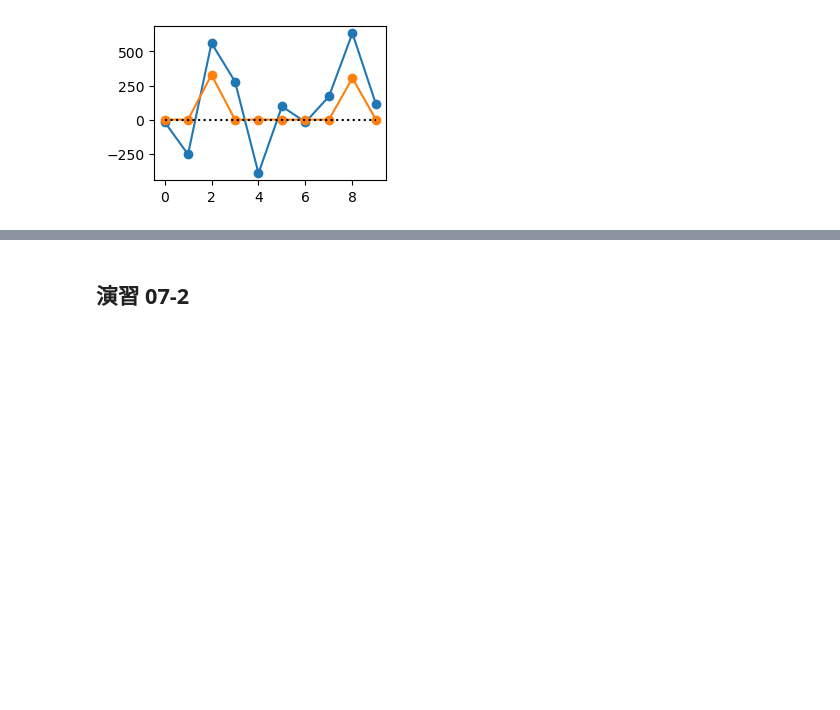
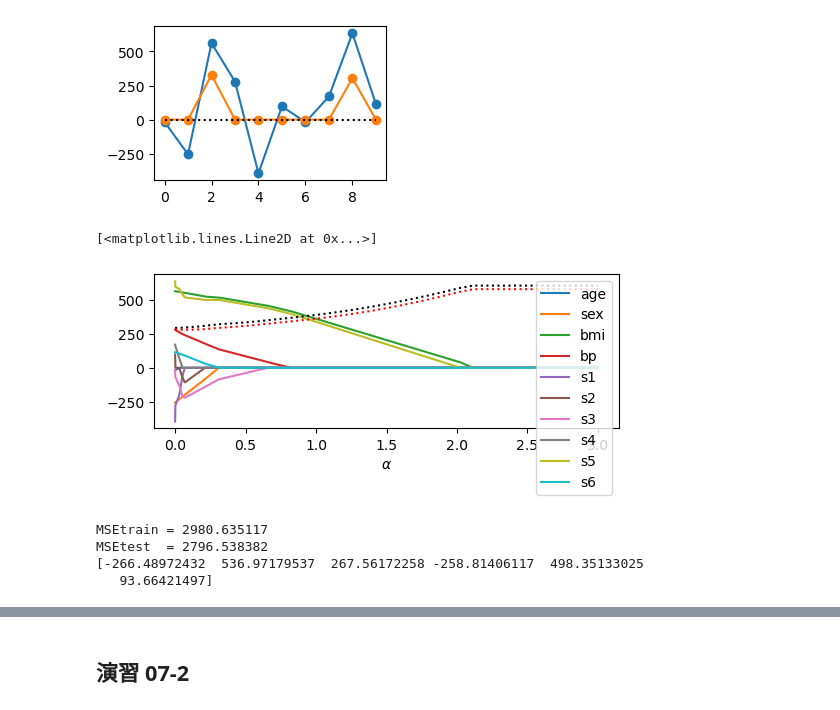
Before and after one commit to NTNKN/ADCA2022, a Jupyter notebook: ADCA2022_07-2_LassoRegression_forme.ipynb, the cells around one changed output, grey strips where cells are left out. Drawn from its saved outputs; the diff is of its cells as text; code cells hidden in the pictures; blank space fills up the shorter version.

```diff
--- a/ADCA2022_07-2_LassoRegression_forme.ipynb
+++ b/ADCA2022_07-2_LassoRegression_forme.ipynb
@@ -183,0 +178,59 @@ ax.plot([0, 9], [0, 0], 'k:')
+# %%
+# 正則化パラメータを取る回数
+N_alpha = 3000
+M = len(diabets.feature_names)
+
+# 正則化パラメータを変えたときの回帰係数の変化の様子
+coeffs = np.zeros((N_alpha, M))
+coeffs[0] = reg.coef_
+
+MSEtrains = np.zeros(N_alpha)
+MSEtrains[0] = MSEtrain
+MSEtests = np.zeros(N_alpha)
+MSEtests[0] = MSEtest
+
+alphas = np.zeros(N_alpha)
+
+for i_alpha in range(1, N_alpha):
+    alpha = i_alpha * 0.001
+    alphas[i_alpha] = alpha
+    regL = Lasso(alpha=alpha)
+
+    YtrainP = regL.fit(Xtrain, Ytrain).predict(Xtrain)
+    YtestP  = regL.predict(Xtest)
+    MSEtrains[i_alpha] = np.mean((Ytrain-YtrainP)**2)
+    MSEtests [i_alpha] = np.mean((Ytest -YtestP )**2)
+
+    coeffs[i_alpha] = regL.coef_
+# %%
+# 回帰係数の変化の様子の描画
+fig, ax = plt.subplots(figsize=(6, 2))
+for i in range(M):
+    ax.plot(alphas, coeffs[:, i], label='%s'%(diabets.feature_names[i]))
+ax.legend()
+ax.set_xlabel(r'$\alpha$')
+
+ax.plot(alphas, MSEtrains/10, 'k:')
+ax.plot(alphas, MSEtests/10, 'r:')
+#ax.set_xlim(0, 0.3)
+#ax.set_ylim(-10, 10)
+# %% [output]
+[<matplotlib.lines.Line2D at 0x...>]
+[figure, added]
+# %%
+1, 2, 3, 6, 8, 9
+XXtrain = np.hstack([Xtrain[:, 1:4], Xtrain[:, 6:7], Xtrain[:, 8:]])
+XXtest  = np.hstack([Xtest[:, 1:4],  Xtest [:, 6:7], Xtest [:, 8:]])
+
+reg0 = LinearRegression()
+YtrainPP = reg0.fit(XXtrain, Ytrain).predict(XXtrain)
+YtestPP  = reg0.predict(XXtest)
+print('MSEtrain = %f'%(np.mean((Ytrain-YtrainPP)**2)))
+print('MSEtest  = %f'%(np.mean((Ytest -YtestPP )**2)))
+
+print(reg0.coef_)
+# %% [output]
+MSEtrain = 2980.635117
+MSEtest  = 2796.538382
+[-266.48972432  536.97179537  267.56172258 -258.81406117  498.35133025
+   93.66421497]
```
Also changed, not shown: parts of 4 cells of this notebook.
